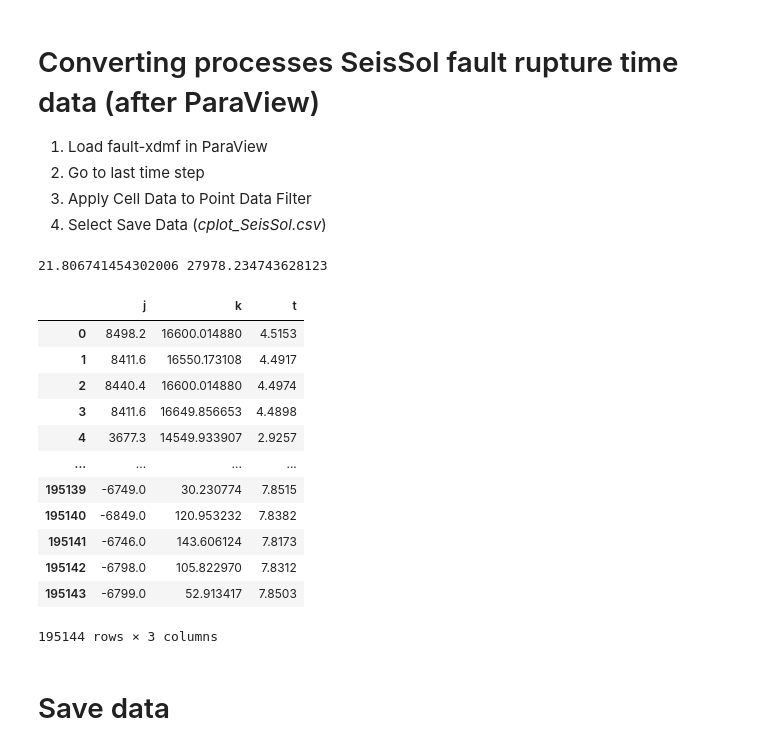
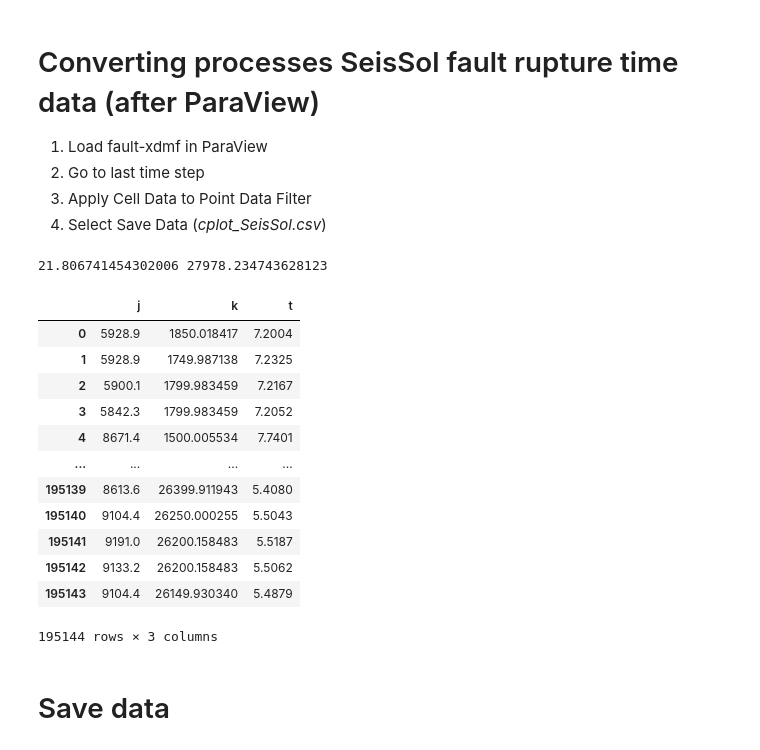
Before and after one commit to fabian-kutschera/Benchmarks, a Jupyter notebook: tpv36_37_cplot_processing.ipynb, the cells around one changed output. Saved outputs shown, nothing was run; the diff lists cells and outputs as text; code cells hidden in the pictures.

```diff
--- a/tpv36_37_cplot_processing.ipynb
+++ b/tpv36_37_cplot_processing.ipynb
@@ -19,33 +19,33 @@ if not os.path.exists(output_folder):
 3. Apply Cell Data to Point Data Filter
 4. Select Save Data (_cplot_SeisSol.csv_)
 # %%
-df = pd.read_csv("/Users/fkutschera/Documents/Data/CRESCENT/tpv36_data/tpv36/cplot_SeisSol.csv")
+df = pd.read_csv("/Users/fkutschera/Documents/Data/CRESCENT/tpv36_data/tpv36_SCEC_v2_o4_David_RR/cplot_SeisSol.csv")
 #df = pd.read_csv("/Users/fkutschera/Documents/Data/CRESCENT/tpv37_data/tpv37/cplot_SeisSol.csv")
 
 # k: Distance down-dip (m)
 # Positive means underground.
 # For TPV36 and TPV37, the value of k can range from 0 to 28000.
 # Note: k is equal to depth value divided by the sine of 15 degrees.
 df["k"] = abs(df["Points:2"] / np.sin(15*np.pi / 180))
 print(np.min(df["k"]), np.max(df["k"]))
 # j: Distance along strike (m)
 df.rename({"RT": "t", "Points:0": "j"}, axis=1, inplace=True)
 df = df.loc[:,["j", "k", "t"]] # re-order columns
 df
 # %% [output]
 21.806741454302006 27978.234743628123
 |  | j | k | t |
-| 0 | 8498.2 | 16600.014880 | 4.5153 |
-| 1 | 8411.6 | 16550.173108 | 4.4917 |
-| 2 | 8440.4 | 16600.014880 | 4.4974 |
-| 3 | 8411.6 | 16649.856653 | 4.4898 |
-| 4 | 3677.3 | 14549.933907 | 2.9257 |
+| 0 | 5928.9 | 1850.018417 | 7.2004 |
+| 1 | 5928.9 | 1749.987138 | 7.2325 |
+| 2 | 5900.1 | 1799.983459 | 7.2167 |
+| 3 | 5842.3 | 1799.983459 | 7.2052 |
+| 4 | 8671.4 | 1500.005534 | 7.7401 |
 | ... | ... | ... | ... |
-| 195139 | -6749.0 | 30.230774 | 7.8515 |
-| 195140 | -6849.0 | 120.953232 | 7.8382 |
-| 195141 | -6746.0 | 143.606124 | 7.8173 |
-| 195142 | -6798.0 | 105.822970 | 7.8312 |
-| 195143 | -6799.0 | 52.913417 | 7.8503 |
+| 195139 | 8613.6 | 26399.911943 | 5.4080 |
+| 195140 | 9104.4 | 26250.000255 | 5.5043 |
+| 195141 | 9191.0 | 26200.158483 | 5.5187 |
+| 195142 | 9133.2 | 26200.158483 | 5.5062 |
+| 195143 | 9104.4 | 26149.930340 | 5.4879 |
 195144 rows × 3 columns
 # %% [markdown]
 # Save data
```
Also changed, not shown: parts of 5 cells of this notebook, 3 other files.
